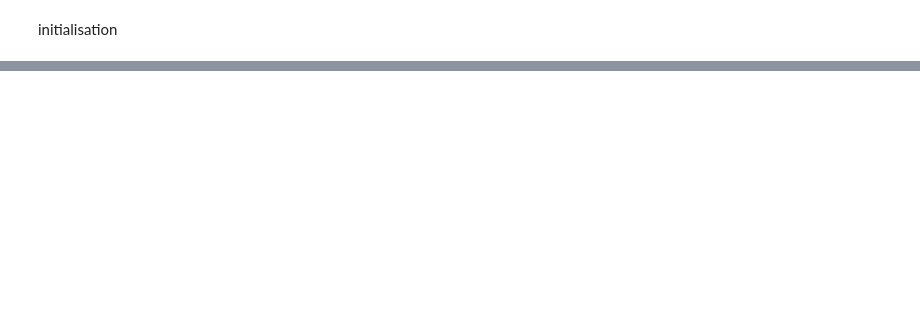
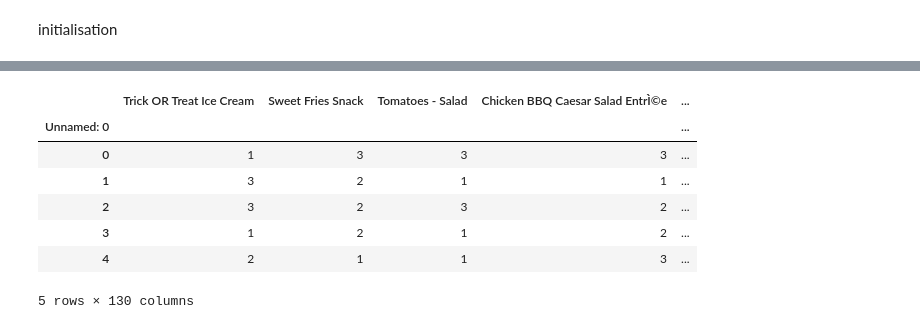
Before and after one commit to DI2636080/AOR, a Jupyter notebook: constraints_2.ipynb, the cells around one changed output, grey strips where cells are left out. Drawn from its saved outputs; the diff is of its cells as text; code cells hidden in the pictures; blank space fills up the shorter version.

```diff
--- a/constraints_2.ipynb
+++ b/constraints_2.ipynb
@@ -26,0 +28,14 @@ constraints
+# %%
+score_preference_path = 'score_preference.xlsx'
+score_preference = pd.read_excel(score_preference_path)
+score_preference.set_index('Unnamed: 0', inplace=True)
+score_preference.head()
+# %% [output]
+|  | Trick OR Treat Ice Cream | Sweet Fries Snack | Tomatoes - Salad | Chicken BBQ Caesar Salad EntrÌ©e | ... |
+| Unnamed: 0 |  |  |  |  | ... |
+| 0 | 1 | 3 | 3 | 3 | ... |
+| 1 | 3 | 2 | 1 | 1 | ... |
+| 2 | 3 | 2 | 3 | 2 | ... |
+| 3 | 1 | 2 | 1 | 2 | ... |
+| 4 | 2 | 1 | 1 | 3 | ... |
+5 rows × 130 columns
```
Also changed, not shown: parts of 20 cells of this notebook.
